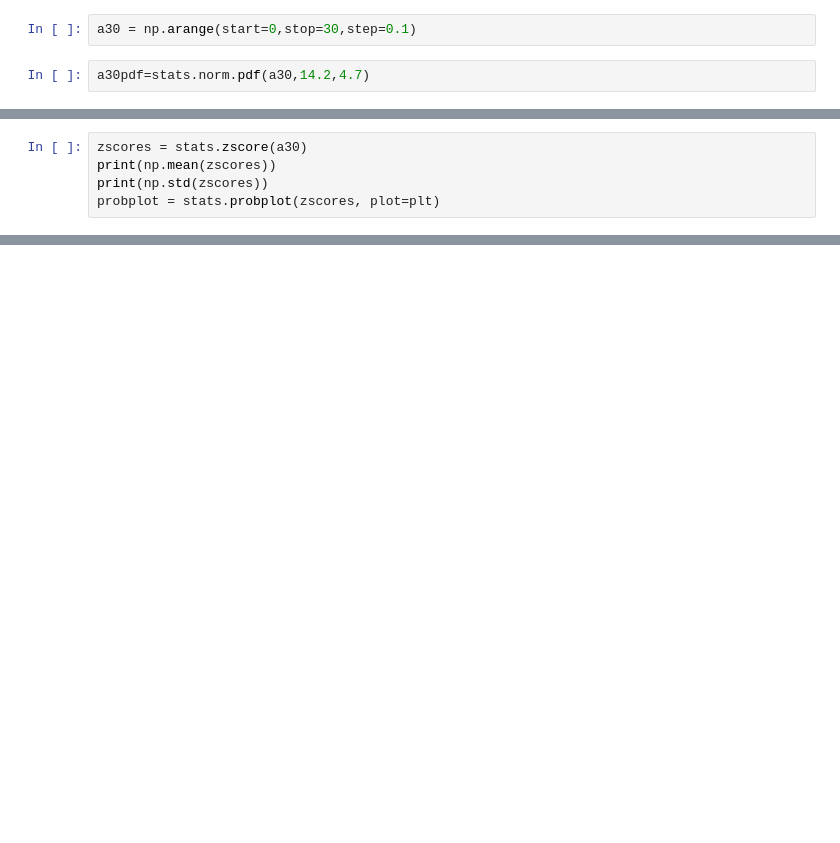
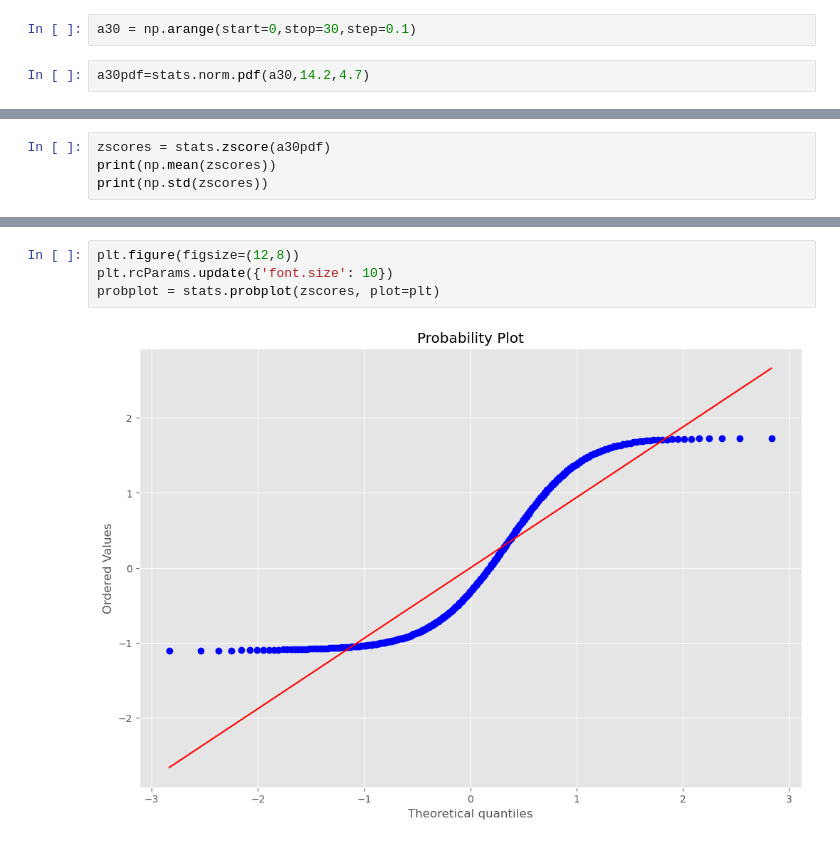
Before and after one commit to LSalimene/Analise-Series-temporais-em-oceano, a Jupyter notebook: lista1/lista1.ipynb, the cells around one changed output, grey strips where cells are left out. Drawn from its saved outputs; the diff is of its cells as text; blank space fills up the shorter version.

```diff
--- a/lista1/lista1.ipynb
+++ b/lista1/lista1.ipynb
@@ -289,6 +287,5 @@ plt.plot(a30pdf)
 # %%
-zscores = stats.zscore(a30)
+zscores = stats.zscore(a30pdf)
 print(np.mean(zscores))
 print(np.std(zscores))
-probplot = stats.probplot(zscores, plot=plt)
 # %% [output]
@@ -304,0 +302,6 @@ plt.plot(a30cdf)
+# %%
+plt.figure(figsize=(12,8))
+plt.rcParams.update({'font.size': 10})
+probplot = stats.probplot(zscores, plot=plt)
+# %% [output]
+[figure, added]
```
Also changed, not shown: parts of 18 cells of this notebook, 10 other files.
